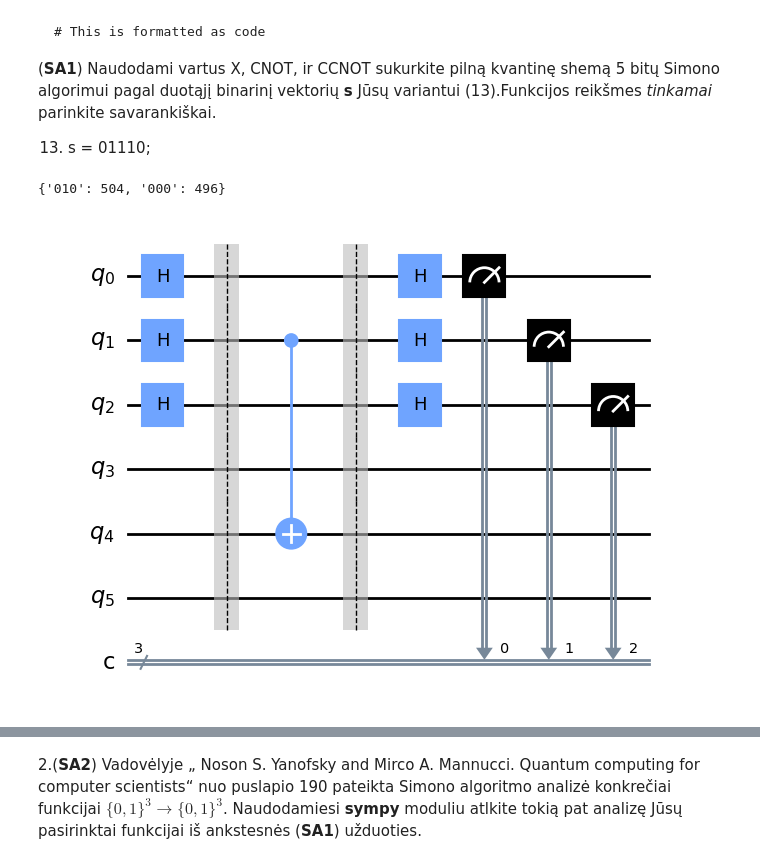
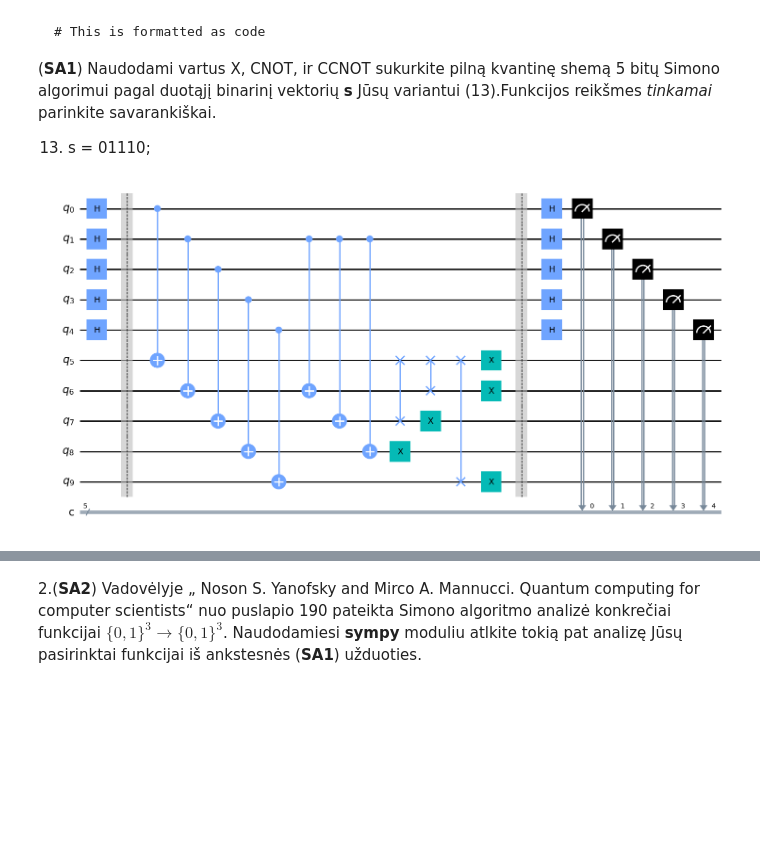
Before and after one commit to cezaris13/QuantumComputing, a Jupyter notebook: Quantum2lab.ipynb, the cells around one changed output, grey strips where cells are left out. Drawn from its saved outputs; the diff is of its cells as text; code cells hidden in the pictures; blank space fills up the shorter version.

Commit message:
copied simons alg

```diff
--- a/Quantum2lab.ipynb
+++ b/Quantum2lab.ipynb
@@ -324,39 +325,12 @@ actual value: 1010
 
 
 13. s = 01110;
-# %%
-# pati funkcija 2 to 1 musu nuoziura
-def SimonsPeriodicityUnitary(qubits: int) -> Operator:
-    size = 2**qubits
-    matrix = np.zeros((size, size))
-    for i in range(size):
-        matrix[i][i] = 1
-    return Operator(matrix)
-
-def SimonsPeriodicityCircuit(periodString: str) -> QuantumCircuit:
-    qubits = len(periodString)
-    neededQubits = 2*qubits
-    qc = QuantumCircuit(neededQubits, qubits)
-    qc.h(range(qubits))
-    qc.barrier()
-    for i in range (qubits):
-        if periodString[qubits-1-i] == '1':
-            qc.cx(i, i+qubits)
-    # qc.append(SimonsPeriodicityUnitary(neededQubits), range(neededQubits))
-    qc.barrier()
-    qc.h(range(qubits))
-    qc.measure(range(qubits), range(qubits))
-    return qc
-
-
-period = "010"
-qc = SimonsPeriodicityCircuit(period)
-backend = Aer.get_backend('qasm_simulator')
-job = execute(qc, backend,shots=1000) # only n is needed
-result = job.result()
-counts = result.get_counts(qc)
-print (counts)
-qc.draw(output='mpl')
-# %% [output]
-{'010': 504, '000': 496}
-[figure, removed]
+# %%
+s = "01110" # the hidden bitstring
+
+assert 1 < len(s) < 20, "The length of s must be between 2 and 19"
+
+for c in s:
+    assert c == "0" or c == "1", "s must be a bitstring of '0' and '1'"
+
+n = len(s) #the length of the bitstring
@@ -362,0 +395,8 @@ qc.draw(output='mpl')
+# %%
+simonCircuit = QuantumCircuit(2*n, n)
+Simon(simonCircuit, n, s)
+
+
+simonCircuit.draw(output='mpl')
+# %% [output]
+[figure, added]
```
Also changed, not shown: parts of 6 cells of this notebook, 1 other file.
